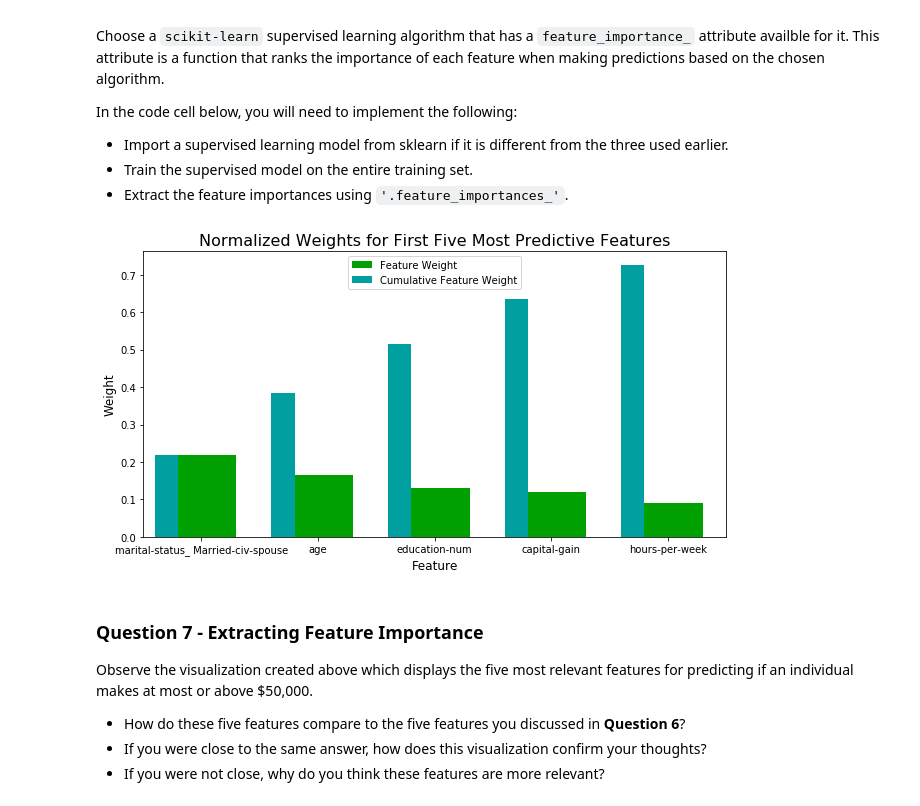
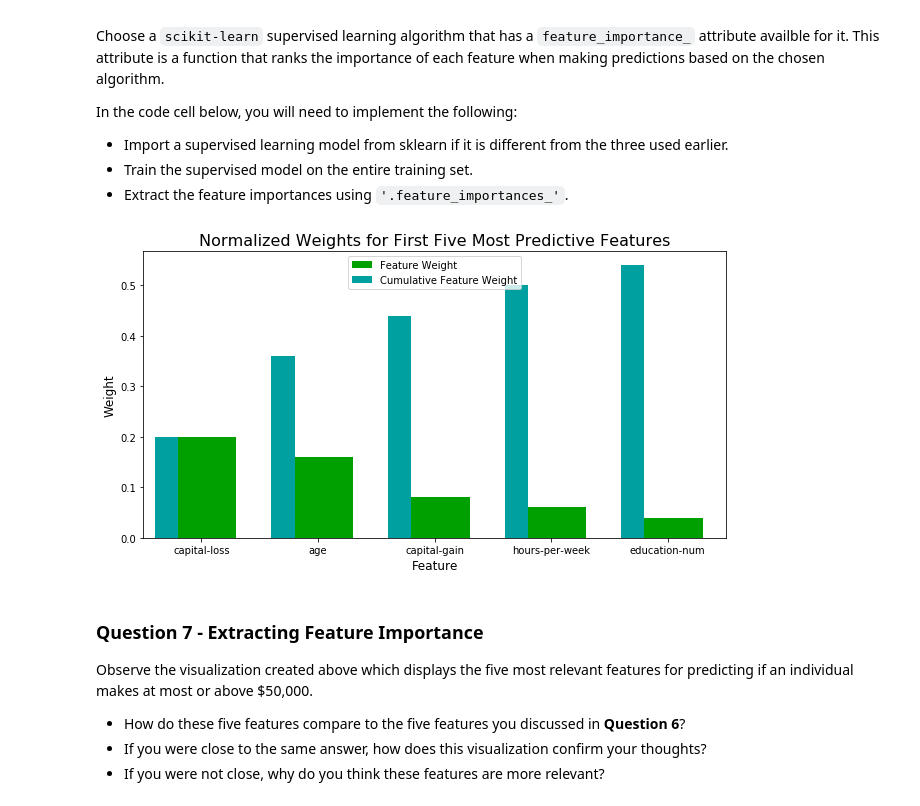
Before and after one commit to rajsingh7/machine-learning-3, a Jupyter notebook: projects/finding_donors/finding_donors.ipynb, the cells around one changed output. Cells and saved outputs as stored; diff of their text form; code cells hidden in the pictures.

```diff
--- a/projects/finding_donors/finding_donors.ipynb
+++ b/projects/finding_donors/finding_donors.ipynb
@@ -427,12 +446,12 @@ In the code cell, you will need to implement the following:
 # %%
 from sklearn.tree import DecisionTreeClassifier
 from sklearn.linear_model import LogisticRegression
-from sklearn.neural_network import MLPClassifier
+from sklearn.ensemble import AdaBoostClassifier
 
 # TODO: Initialize the three models
 clf_A = DecisionTreeClassifier(random_state=0)
 clf_B = LogisticRegression(random_state=0)
-clf_C = MLPClassifier(random_state=0)
+clf_C = AdaBoostClassifier(random_state=0)
 
 # TODO: Calculate the number of samples for 1%, 10%, and 100% of the training data
 # HINT: samples_100 is the entire training set i.e. len(y_train)
@@ -625,15 +657,15 @@ In the code cell below, you will need to implement the following:
  - Extract the feature importances using `'.feature_importances_'`.
 # %%
 # TODO: Train the supervised model on the training set using .fit(X_train, y_train)
-model = DecisionTreeClassifier().fit(X_train, y_train)
+model = AdaBoostClassifier().fit(X_train, y_train)
 
 # TODO: Extract the feature importances using .feature_importances_
 importances = model.feature_importances_
 
 # Plot
 vs.feature_plot(importances, X_train, y_train)
 # %% [output]
-[figure, old version]
+[figure, new version]
 # %% [markdown]
 ### Question 7 - Extracting Feature Importance
 
```
Also changed, not shown: parts of 14 cells of this notebook, 2 other files.
